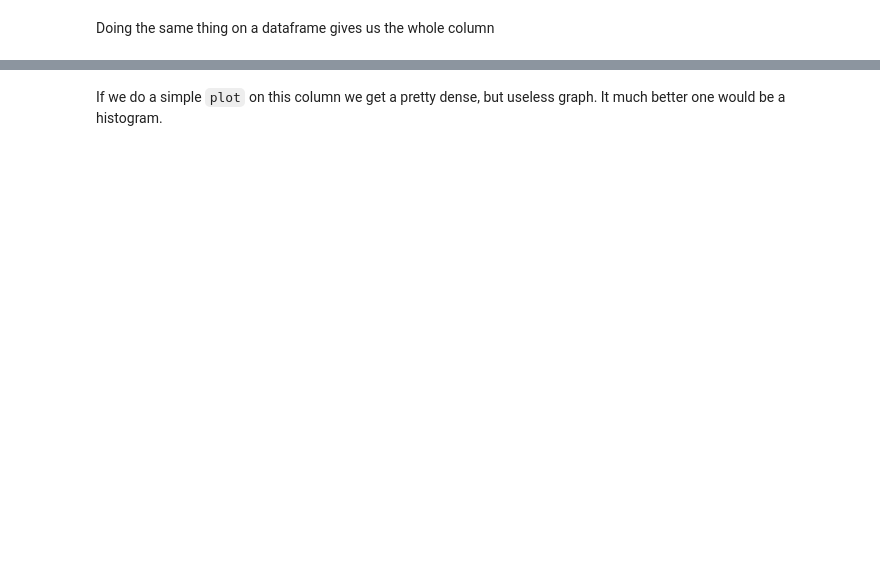
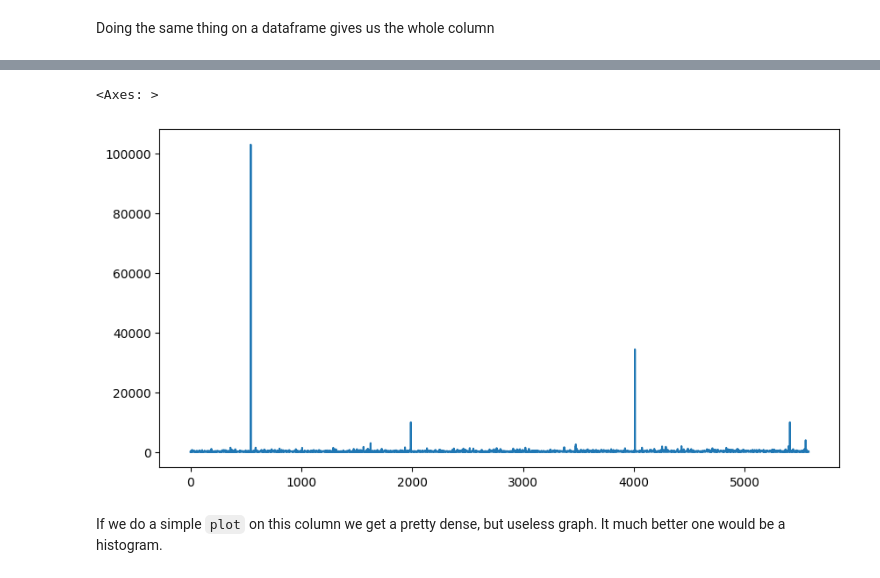
Before and after one commit to zhiyi-zy/data_project, a Jupyter notebook: basic_pandas.ipynb, the cells around one changed output, grey strips where cells are left out. Drawn from its saved outputs; the diff is of its cells as text; code cells hidden in the pictures; blank space fills up the shorter version.

Commit message:
Added zip files and data sets

```diff
--- a/basic_pandas.ipynb
+++ b/basic_pandas.ipynb
@@ -79,5 +137,8 @@ penalty_data.FACE_VALUE
 # %%
-penalty_data["FACE_VALUE"].plot()
+penalty_data["price"].plot()
+# %% [output]
+<Axes: >
+[figure, added]
 # %% [markdown]
 If we do a simple `plot` on this column we get a pretty dense, but useless graph. It much better one would be a histogram.
 # %%
```
Also changed, not shown: parts of 45 cells of this notebook, 13 other files.
